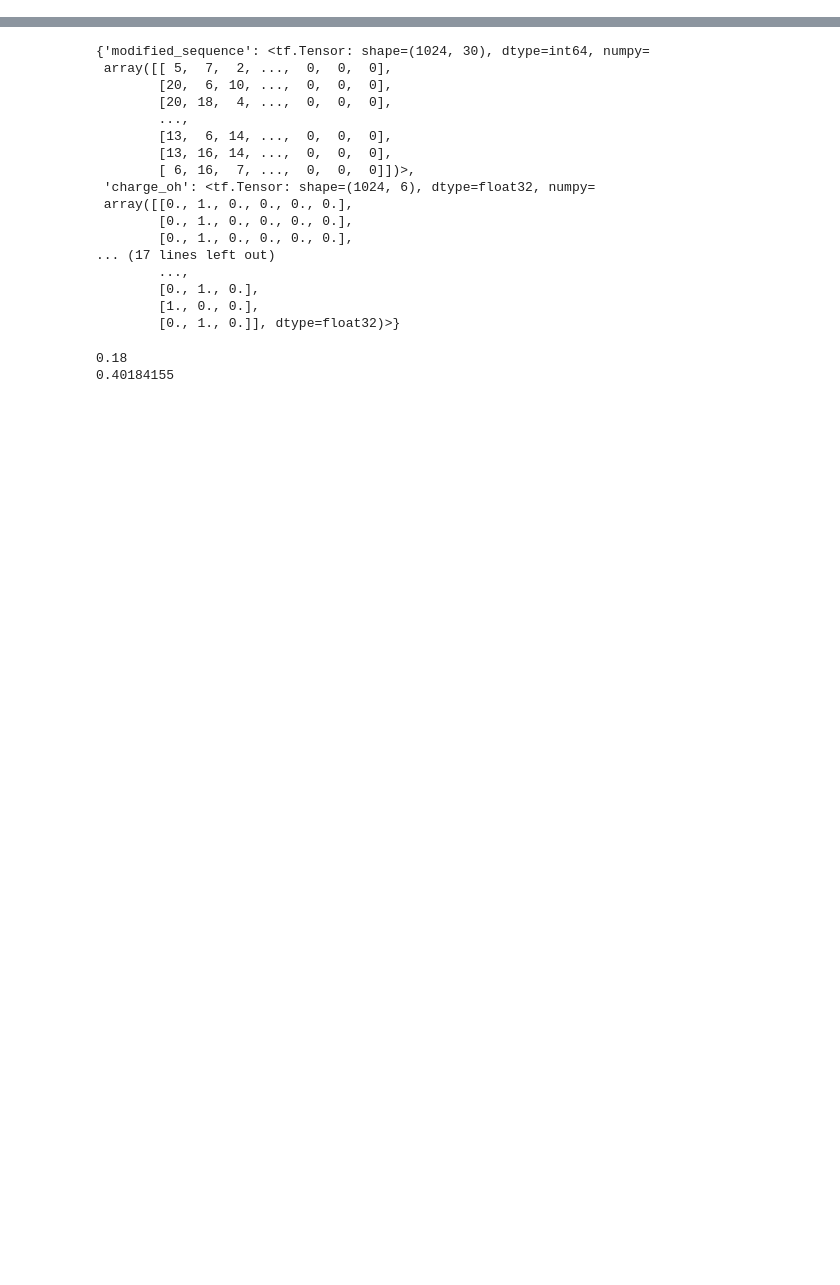
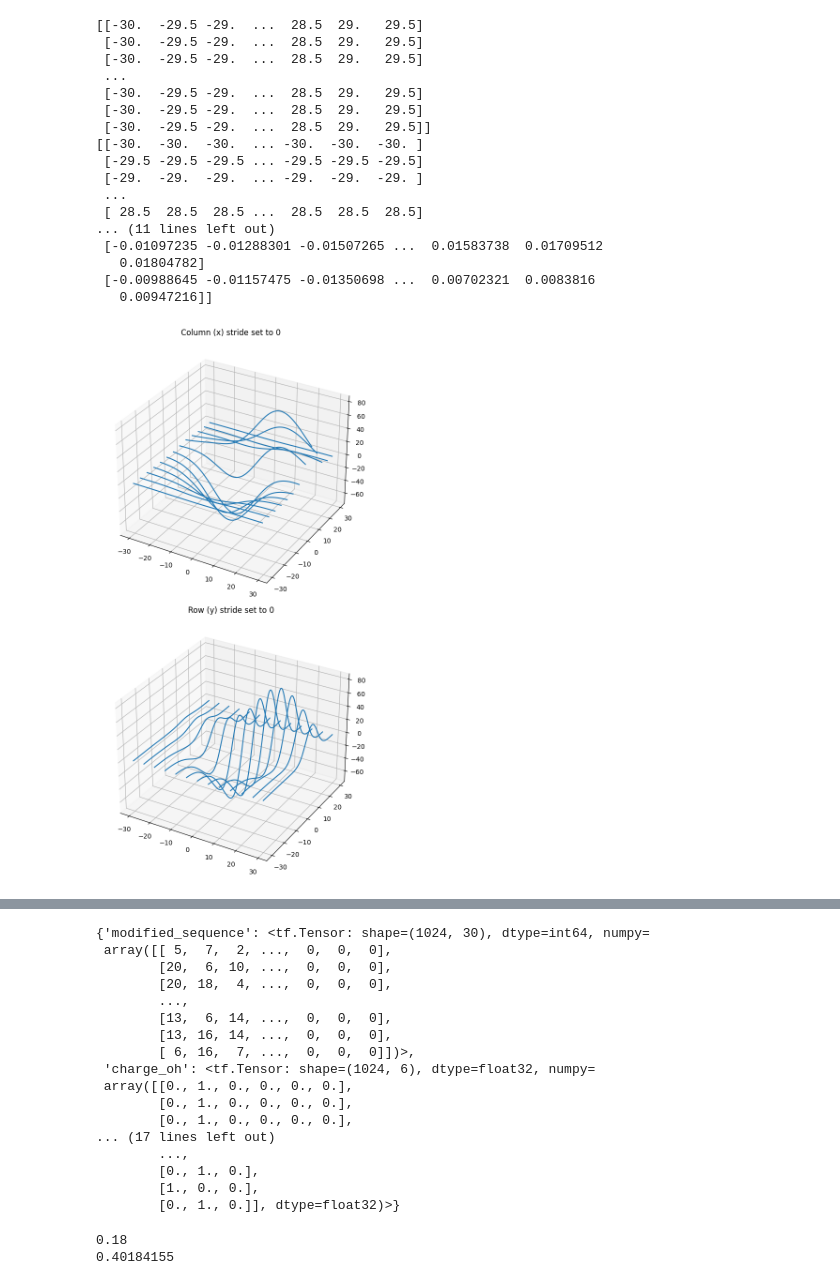
Before and after one commit to Elizabeth-Flx/dlomix-astral, a Jupyter notebook: model_evaluation.ipynb, the cells around one changed output, grey strips where cells are left out. Cells and saved outputs as stored; diff of their text form; code cells hidden in the pictures; blank space fills up the shorter version.

```diff
--- a/model_evaluation.ipynb
+++ b/model_evaluation.ipynb
@@ -9 +193,70 @@ from dlomix.data import FragmentIonIntensityDataset
+# %%
+'''
+===================================
+3D wireframe plots in one direction
+===================================
+
+Demonstrates that setting rstride or cstride to 0 causes wires to not be
+generated in the corresponding direction.
+'''
+
+from mpl_toolkits.mplot3d import axes3d
+import matplotlib.pyplot as plt
+
+
+fig, [ax1, ax2] = plt.subplots(2, 1, figsize=(8, 12), subplot_kw={'projection': '3d'})
+
+# Get the test data
+X, Y, Z = axes3d.get_test_data(0.05)
+
+X = []
+Y  = []
+Z  = []
+
+
+for step in range(len(results)):
+
+    res = tf.split(results[step], 20, axis=-1)
+    vals = [tf.math.abs(tf.reshape(res[i], [-1])) for i in range(0, 20, 2)]
+    std = [tf.math.reduce_mean(v) for v in vals]
+
+    X.append(list(range(10)))
+    Y.append([step] * 10)
+    Z.append(std)
+
+
+
+print(X)
+print(Y)
+print(Z)
+
+# Give the first plot only wireframes of the type y = c
+ax1.plot_wireframe(X, Y, Z, rstride=10, cstride=0)
+ax1.set_title("Column (x) stride set to 0")
+
+# Give the second plot only wireframes of the type x = c
+ax2.plot_wireframe(X, Y, Z, rstride=0, cstride=10)
+ax2.set_title("Row (y) stride set to 0")
+
+plt.tight_layout()
+plt.show()
+# %% [output]
+[[-30.  -29.5 -29.  ...  28.5  29.   29.5]
+ [-30.  -29.5 -29.  ...  28.5  29.   29.5]
+ [-30.  -29.5 -29.  ...  28.5  29.   29.5]
+ ...
+ [-30.  -29.5 -29.  ...  28.5  29.   29.5]
+ [-30.  -29.5 -29.  ...  28.5  29.   29.5]
+ [-30.  -29.5 -29.  ...  28.5  29.   29.5]]
+[[-30.  -30.  -30.  ... -30.  -30.  -30. ]
+ [-29.5 -29.5 -29.5 ... -29.5 -29.5 -29.5]
+ [-29.  -29.  -29.  ... -29.  -29.  -29. ]
+ ...
+ [ 28.5  28.5  28.5 ...  28.5  28.5  28.5]
+... (11 lines left out)
+ [-0.01097235 -0.01288301 -0.01507265 ...  0.01583738  0.01709512
+   0.01804782]
+ [-0.00988645 -0.01157475 -0.01350698 ...  0.00702321  0.0083816
+   0.00947216]]
+[figure, added]
 # %%
```
Also changed, not shown: parts of 12 cells of this notebook, 3 other files.
